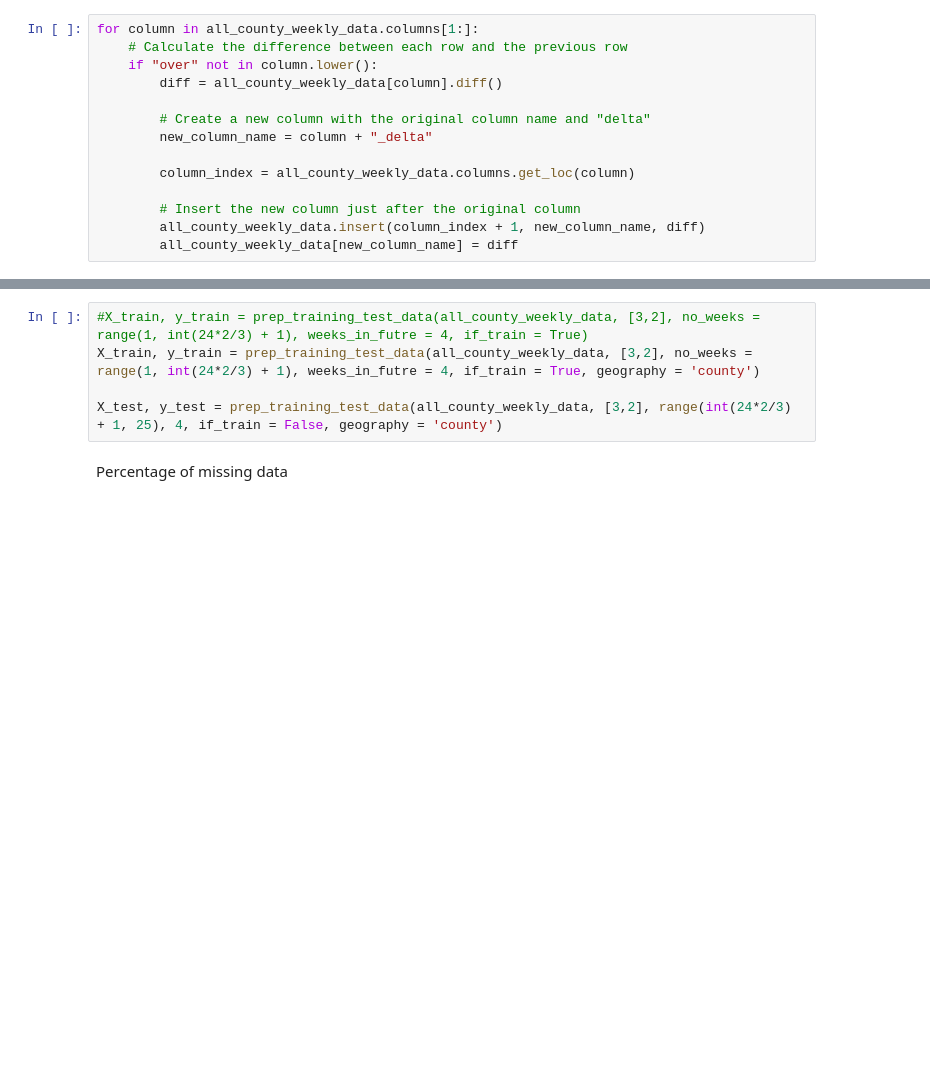
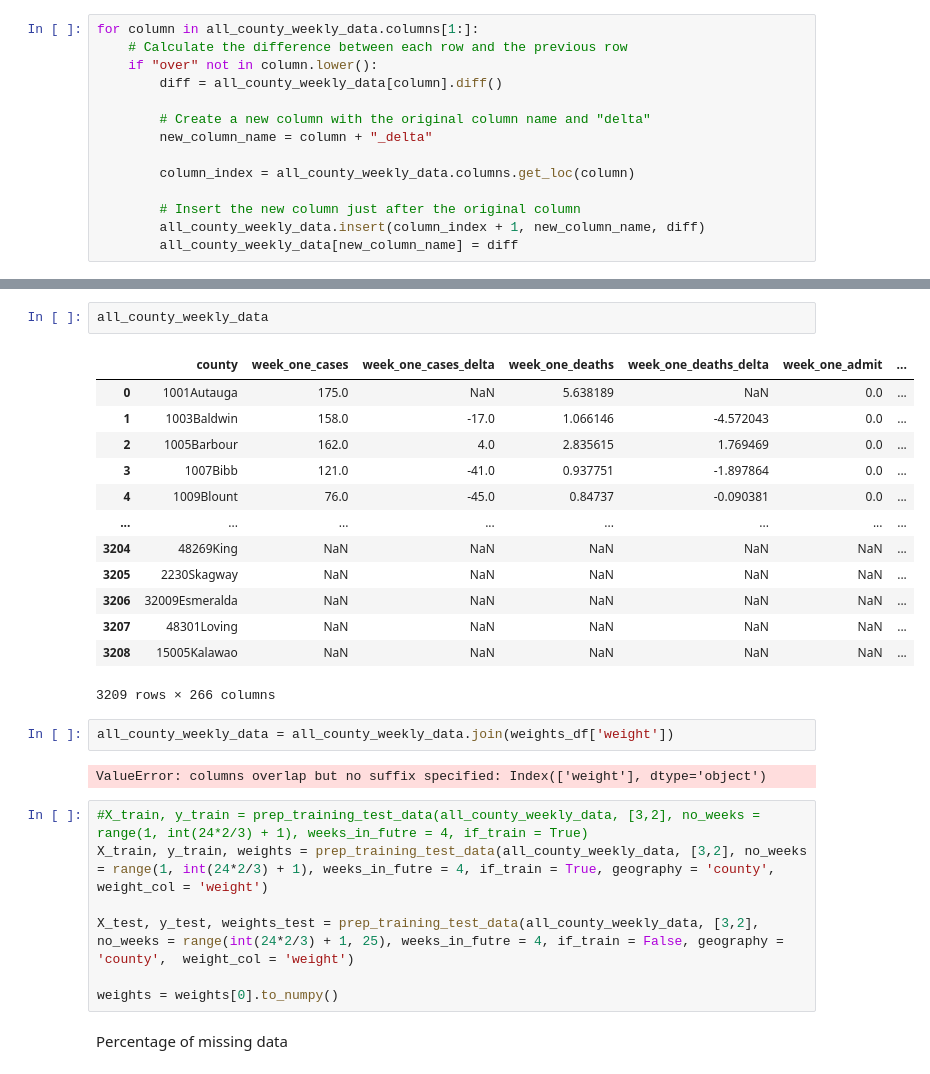
Before and after one commit to RachelMurray-Watson/COVID_forecasting, a Jupyter notebook: COVID_19_Forecast_dataset.ipynb, the cells around one changed output, grey strips where cells are left out. Cells and saved outputs as stored; diff of their text form; blank space fills up the shorter version.

```diff
--- a/COVID_19_Forecast_dataset.ipynb
+++ b/COVID_19_Forecast_dataset.ipynb
@@ -294,8 +309,30 @@ for column in all_county_weekly_data.columns[1:]:
+# %%
+all_county_weekly_data
+# %% [output]
+|  | county | week_one_cases | week_one_cases_delta | week_one_deaths | week_one_deaths_delta | week_one_admit | ... |
+| 0 | 1001Autauga | 175.0 | NaN | 5.638189 | NaN | 0.0 | ... |
+| 1 | 1003Baldwin | 158.0 | -17.0 | 1.066146 | -4.572043 | 0.0 | ... |
+| 2 | 1005Barbour | 162.0 | 4.0 | 2.835615 | 1.769469 | 0.0 | ... |
+| 3 | 1007Bibb | 121.0 | -41.0 | 0.937751 | -1.897864 | 0.0 | ... |
+| 4 | 1009Blount | 76.0 | -45.0 | 0.84737 | -0.090381 | 0.0 | ... |
+| ... | ... | ... | ... | ... | ... | ... | ... |
+| 3204 | 48269King | NaN | NaN | NaN | NaN | NaN | ... |
+| 3205 | 2230Skagway | NaN | NaN | NaN | NaN | NaN | ... |
+| 3206 | 32009Esmeralda | NaN | NaN | NaN | NaN | NaN | ... |
+| 3207 | 48301Loving | NaN | NaN | NaN | NaN | NaN | ... |
+| 3208 | 15005Kalawao | NaN | NaN | NaN | NaN | NaN | ... |
+3209 rows × 266 columns
+# %%
+all_county_weekly_data = all_county_weekly_data.join(weights_df['weight'])
+# %% [output]
+ValueError: columns overlap but no suffix specified: Index(['weight'], dtype='object')
 # %%
 #X_train, y_train = prep_training_test_data(all_county_weekly_data, [3,2], no_weeks = range(1, int(24*2/3) + 1), weeks_in_futre = 4, if_train = True)
-X_train, y_train = prep_training_test_data(all_county_weekly_data, [3,2], no_weeks = range(1, int(24*2/3) + 1), weeks_in_futre = 4, if_train = True, geography = 'county')
+X_train, y_train, weights = prep_training_test_data(all_county_weekly_data, [3,2], no_weeks = range(1, int(24*2/3) + 1), weeks_in_futre = 4, if_train = True, geography = 'county', weight_col = 'weight')
 
-X_test, y_test = prep_training_test_data(all_county_weekly_data, [3,2], range(int(24*2/3) + 1, 25), 4, if_train = False, geography = 'county')
+X_test, y_test, weights_test = prep_training_test_data(all_county_weekly_data, [3,2], no_weeks = range(int(24*2/3) + 1, 25), weeks_in_futre = 4, if_train = False, geography = 'county',  weight_col = 'weight')
+
+weights = weights[0].to_numpy()
 # %% [markdown]
 Percentage of missing data
 # %%
```
Also changed, not shown: parts of 11 cells of this notebook.
